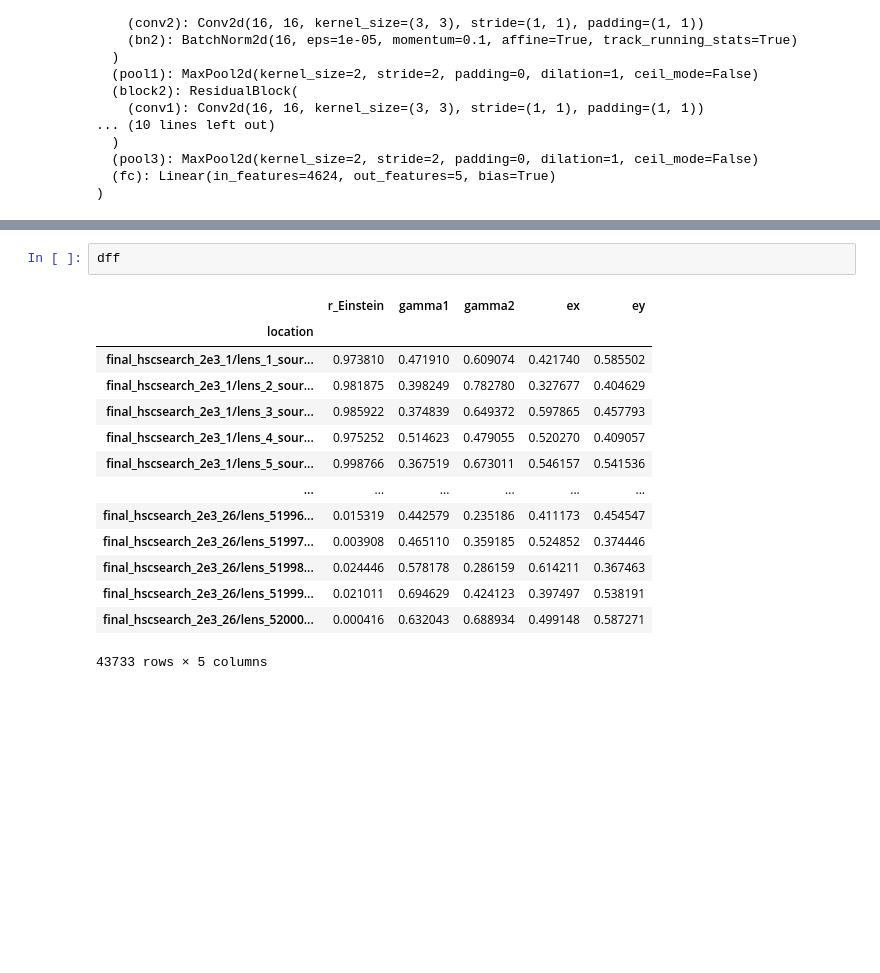
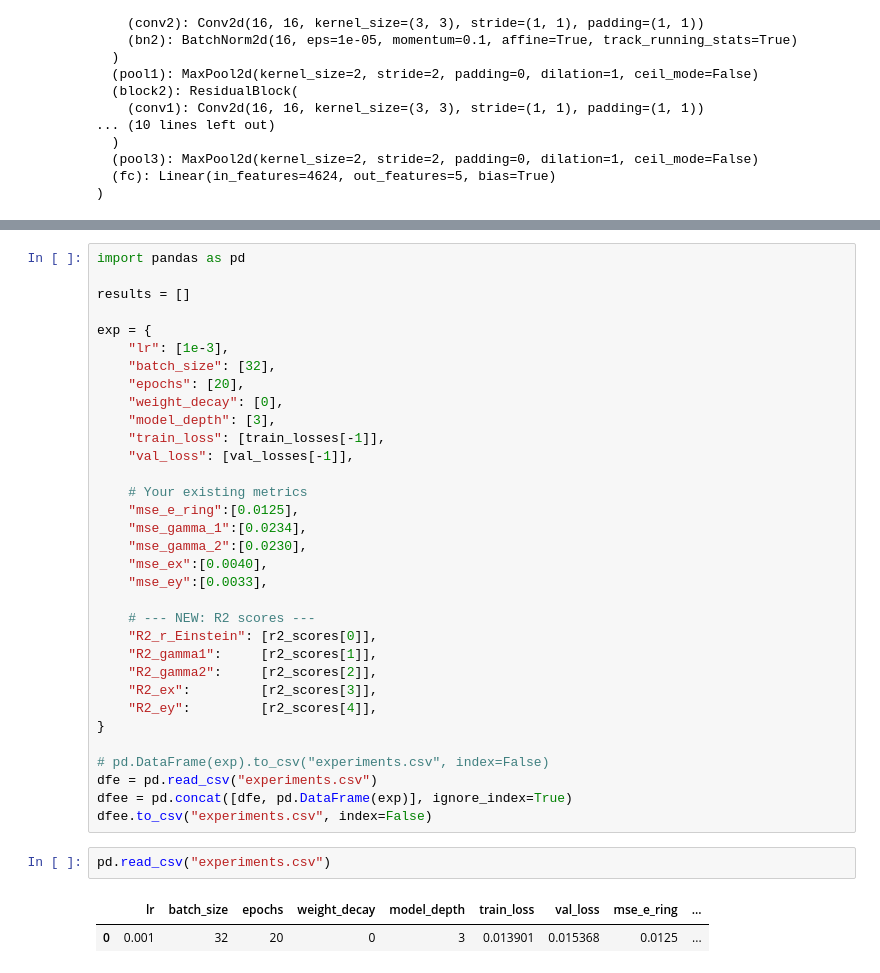
Before and after one commit to matthbatt/Deep-learning-gravitational-lensing, a Jupyter notebook: gravitational_lensing.ipynb, the cells around one changed output, grey strips where cells are left out. Drawn from its saved outputs; the diff is of its cells as text; blank space fills up the shorter version.

```diff
--- a/gravitational_lensing.ipynb
+++ b/gravitational_lensing.ipynb
@@ -624,20 +799,41 @@ targets = torch.cat(targets)
+# %%
+import pandas as pd
+
+results = []
+
+exp = {
+    "lr": [1e-3],
+    "batch_size": [32],
+    "epochs": [20],
+    "weight_decay": [0],
+    "model_depth": [3],
+    "train_loss": [train_losses[-1]],
+    "val_loss": [val_losses[-1]],
+
+    # Your existing metrics
+    "mse_e_ring":[0.0125],
+    "mse_gamma_1":[0.0234],
+    "mse_gamma_2":[0.0230],
+    "mse_ex":[0.0040],
+    "mse_ey":[0.0033],
+
+    # --- NEW: R2 scores ---
+    "R2_r_Einstein": [r2_scores[0]],
+    "R2_gamma1":     [r2_scores[1]],
+    "R2_gamma2":     [r2_scores[2]],
+    "R2_ex":         [r2_scores[3]],
+    "R2_ey":         [r2_scores[4]],
+}
+
+# pd.DataFrame(exp).to_csv("experiments.csv", index=False)
+dfe = pd.read_csv("experiments.csv")
+dfee = pd.concat([dfe, pd.DataFrame(exp)], ignore_index=True)
+dfee.to_csv("experiments.csv", index=False)
 # %%
-dff
+pd.read_csv("experiments.csv")
 # %% [output]
-|  | r_Einstein | gamma1 | gamma2 | ex | ey |
-| location |  |  |  |  |  |
-| final_hscsearch_2e3_1/lens_1_sour... | 0.973810 | 0.471910 | 0.609074 | 0.421740 | 0.585502 |
-| final_hscsearch_2e3_1/lens_2_sour... | 0.981875 | 0.398249 | 0.782780 | 0.327677 | 0.404629 |
-| final_hscsearch_2e3_1/lens_3_sour... | 0.985922 | 0.374839 | 0.649372 | 0.597865 | 0.457793 |
-| final_hscsearch_2e3_1/lens_4_sour... | 0.975252 | 0.514623 | 0.479055 | 0.520270 | 0.409057 |
-| final_hscsearch_2e3_1/lens_5_sour... | 0.998766 | 0.367519 | 0.673011 | 0.546157 | 0.541536 |
-| ... | ... | ... | ... | ... | ... |
-| final_hscsearch_2e3_26/lens_51996... | 0.015319 | 0.442579 | 0.235186 | 0.411173 | 0.454547 |
-| final_hscsearch_2e3_26/lens_51997... | 0.003908 | 0.465110 | 0.359185 | 0.524852 | 0.374446 |
-| final_hscsearch_2e3_26/lens_51998... | 0.024446 | 0.578178 | 0.286159 | 0.614211 | 0.367463 |
-| final_hscsearch_2e3_26/lens_51999... | 0.021011 | 0.694629 | 0.424123 | 0.397497 | 0.538191 |
-| final_hscsearch_2e3_26/lens_52000... | 0.000416 | 0.632043 | 0.688934 | 0.499148 | 0.587271 |
+|  | lr | batch_size | epochs | weight_decay | model_depth | train_loss | val_loss | mse_e_ring | ... |
+| 0 | 0.001 | 32 | 20 | 0 | 3 | 0.013901 | 0.015368 | 0.0125 | ... |
-43733 rows × 5 columns
 # %%
 import matplotlib.pyplot as plt
 import numpy as np
```
Also changed, not shown: parts of 32 cells of this notebook, 1 other file.
